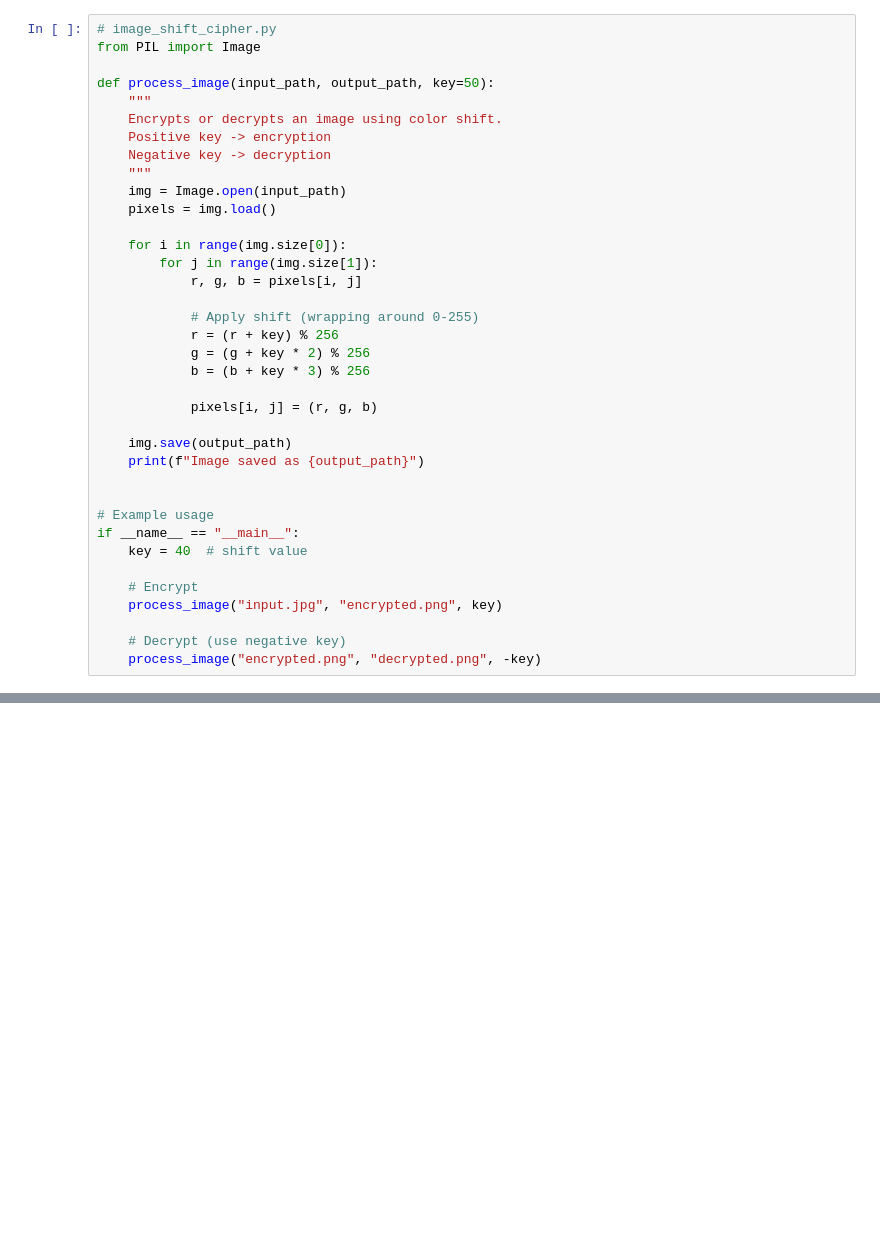
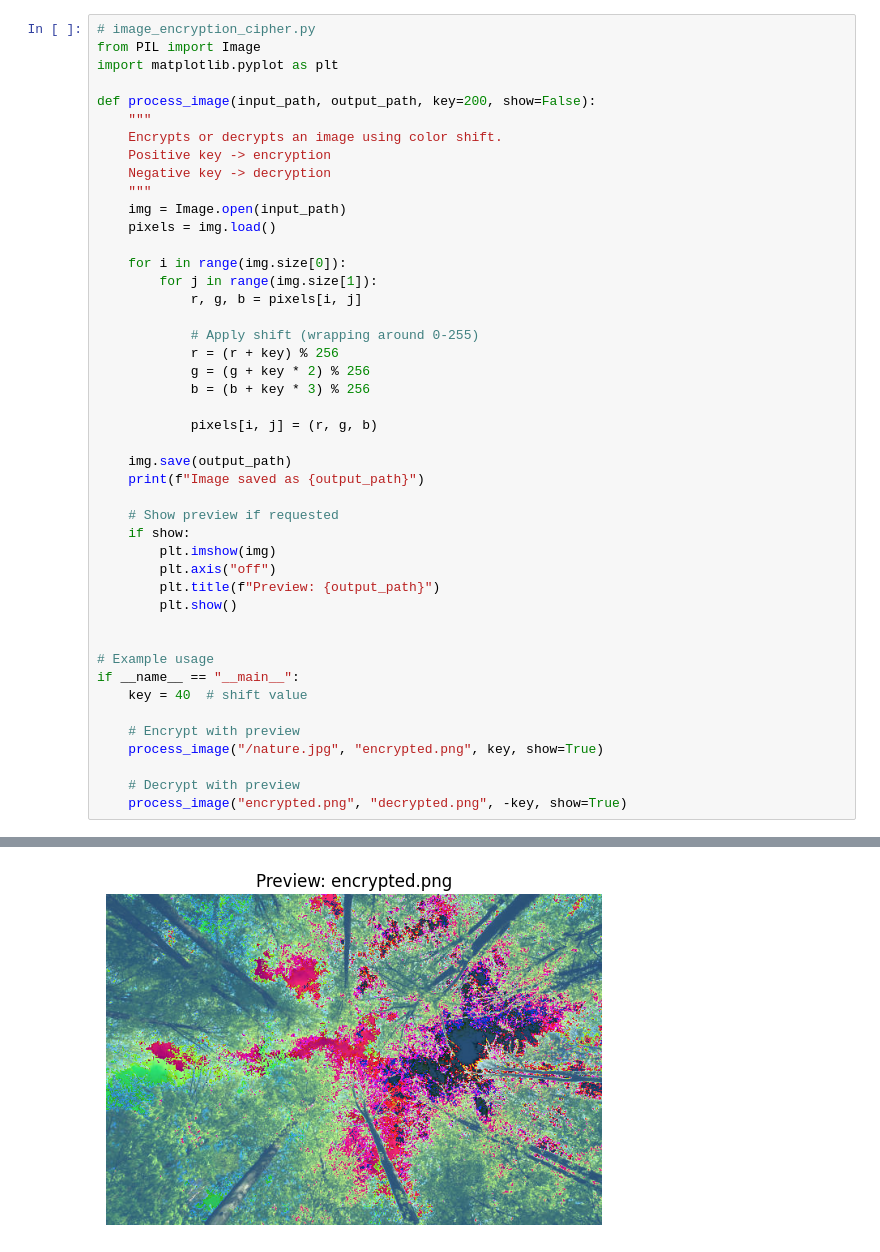
Before and after one commit to Dedheepya-P/SkillCraft, a Jupyter notebook: Task_2.ipynb, the cells around one changed output, grey strips where cells are left out. Saved outputs shown, nothing was run; the diff lists cells and outputs as text; blank space fills up the shorter version.

```diff
--- a/Task_2.ipynb
+++ b/Task_2.ipynb
@@ -1,10 +1,11 @@
 # %% [markdown]
 <a href="https://colab.research.google.com/github/Dedheepya-P/SkillCraft/blob/main/Task_2.ipynb" target="_parent"><img src="https://colab.research.google.com/assets/colab-badge.svg" alt="Open In Colab"/></a>
 # %%
-# image_shift_cipher.py
+# image_encryption_cipher.py
 from PIL import Image
+import matplotlib.pyplot as plt
 
-def process_image(input_path, output_path, key=50):
+def process_image(input_path, output_path, key=200, show=False):
     """
     Encrypts or decrypts an image using color shift.
     Positive key -> encryption
@@ -27,15 +28,22 @@ def process_image(input_path, output_path, key=50):
     img.save(output_path)
     print(f"Image saved as {output_path}")
 
+    # Show preview if requested
+    if show:
+        plt.imshow(img)
+        plt.axis("off")
+        plt.title(f"Preview: {output_path}")
+        plt.show()
+
 
 # Example usage
 if __name__ == "__main__":
     key = 40  # shift value
 
-    # Encrypt
-    process_image("input.jpg", "encrypted.png", key)
+    # Encrypt with preview
+    process_image("/nature.jpg", "encrypted.png", key, show=True)
 
-    # Decrypt (use negative key)
-    process_image("encrypted.png", "decrypted.png", -key)
+    # Decrypt with preview
+    process_image("encrypted.png", "decrypted.png", -key, show=True)
 # %% [output]
 Image saved as encrypted.png
@@ -42,0 +50 @@ Image saved as decrypted.png
+[figure, added]
```
Also changed, not shown: parts of 1 cell of this notebook.
